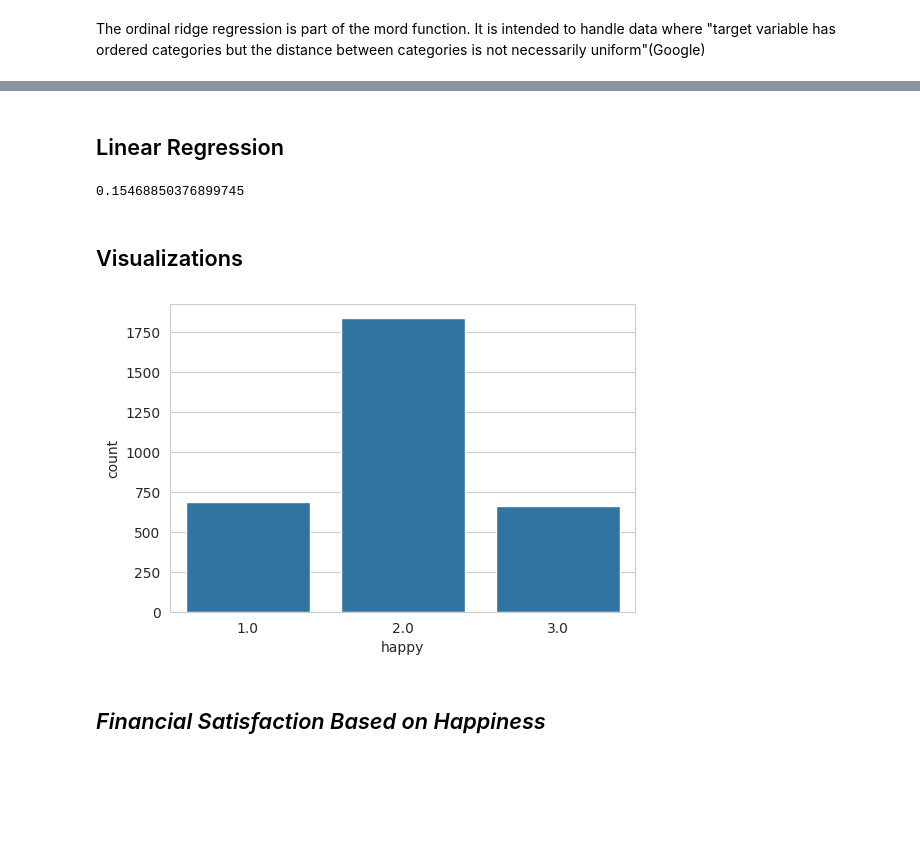
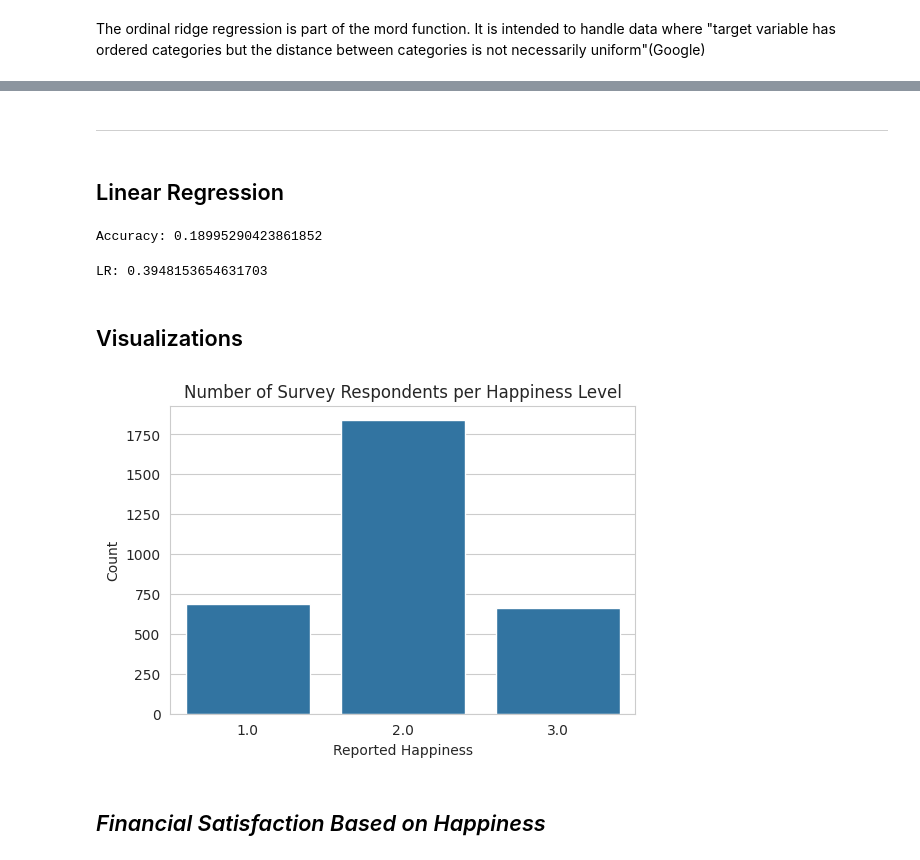
Before and after one commit to compsciewjen/Project-1010, a Jupyter notebook: Happiness_Project.ipynb, the cells around one changed output, grey strips where cells are left out. Saved outputs shown, nothing was run; the diff lists cells and outputs as text; code cells hidden in the pictures; blank space fills up the shorter version.

```diff
--- a/Happiness_Project.ipynb
+++ b/Happiness_Project.ipynb
@@ -265,7 +263,7 @@ new_df['income'] = new_df['income'].replace('$15,000 to $17,499', 15000)
 new_df['income'] = new_df['income'].replace('$17,500 to $19,999', 17500)
 new_df['income'] = new_df['income'].replace('$20,000 to $22,499', 20000)
 new_df['income'] = new_df['income'].replace('$22,500 to $24,999', 22500)
-new_df['income'] = new_df['income'].replace('$25,000 to $29,999', 2500)
+new_df['income'] = new_df['income'].replace('$25,000 to $29,999', 25000)
 new_df['income'] = new_df['income'].replace('$30,000 to $34,999', 30000)
 new_df['income'] = new_df['income'].replace('$35,000 to $39,999', 35000)
 new_df['income'] = new_df['income'].replace('$40,000 to $49,999', 40000)
@@ -273,10 +271,10 @@ new_df['income'] = new_df['income'].replace('$50,000 to $59,999', 50000)
 new_df['income'] = new_df['income'].replace('$60,000 to $74,999', 60000)
 new_df['income'] = new_df['income'].replace('$75,000 to $89,999', 75000)
 new_df['income'] = new_df['income'].replace('$90,000 to $109,999', 90000)
-new_df['income'] = new_df['income'].replace('$110,000 to $129,999', 100000)
+new_df['income'] = new_df['income'].replace('$110,000 to $129,999', 110000)
 new_df['income'] = new_df['income'].replace('$130,000 to $149,999', 130000)
 new_df['income'] = new_df['income'].replace('$150,000 to $169,999', 150000)
-new_df['income'] = new_df['income'].replace('$170,000 or over', 17000)
+new_df['income'] = new_df['income'].replace('$170,000 or over', 170000)
 
 
 new_df
@@ -574,3 +795,7 @@ Mean Absolute Error: 0.41
+# %% [markdown]
+
+
+---
 # %% [markdown]
 ## Linear Regression
 # %%
@@ -586,7 +811,8 @@ quant_df = pd.get_dummies(new_df, columns=['eqwlth', 'postlife', 'hapmar',
 # Getting X and y
 X = quant_df.drop(columns=['id', 'year', 'happy'])
 y = new_df['happy']
-X_train, X_test, y_train, y_test = train_test_split(X,y)
+
+X_train, X_test, y_train, y_test = train_test_split(X,y,test_size=0.2,random_state = 45)
 
 # Fitting a linear regression model to the data
 LR = LinearRegression()
@@ -599,17 +825,26 @@ LR_Results = pd.DataFrame({'variable': X.columns, 'coefficient': LR.coef_}).sort
 y_pred = LR.predict(X_test)
 LR.score(X_test, y_test)
 
-#LR_Results
+print(f"Accuracy: {LI.score(X_test,y_test)}")
 # %% [output]
-0.15468850376899745
+Accuracy: 0.18995290423861852
+# %%
+from sklearn.metrics import f1_score
+y_pred_iint = np.round(y_pred).astype(int)
+print("LR:",f1_score(y_test, y_pred_iint, average="macro"))
+# %% [output]
+LR: 0.3948153654631703
 # %% [markdown]
 ## Visualizations
 # %%
 fig, ax = plt.subplots(figsize=(6, 4))
 sns.countplot(new_df, x=new_df['happy'], ax=ax)
+ax.set_xlabel("Reported Happiness")
+ax.set_ylabel("Count")
+ax.set_title("Number of Survey Respondents per Happiness Level")
 plt.show()
 # %% [output]
-[figure, old version]
+[figure, new version]
 # %% [markdown]
 ## *Financial Satisfaction Based on Happiness*
 # %%
```
Also changed, not shown: parts of 48 cells of this notebook.
